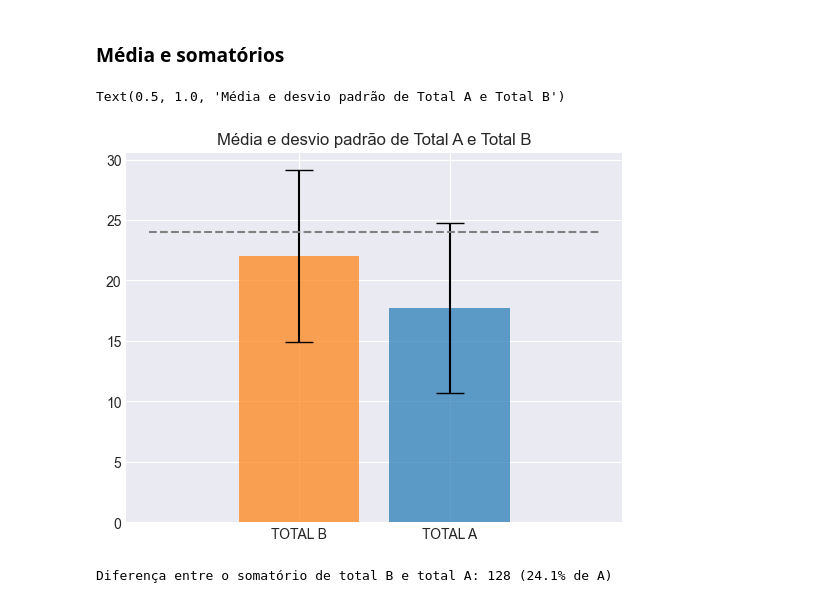
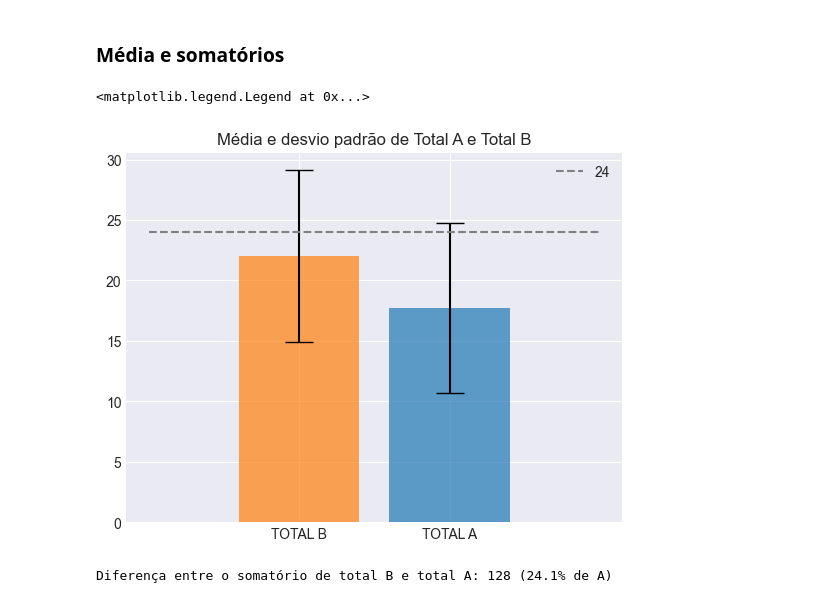
Before and after one commit to cabrau/tdah-drug-dependency, a Jupyter notebook: tdah.ipynb, the cells around one changed output. Cells and saved outputs as stored; diff of their text form; code cells hidden in the pictures.

```diff
--- a/tdah.ipynb
+++ b/tdah.ipynb
@@ -261,9 +257,0 @@ ab_std = df[['TOTAL B','TOTAL A']].std()
-# %%
-fig, ax = plt.subplots()
-x_pos = ab_mean.index
-ax.bar(x_pos, ab_mean.values, yerr=ab_std.values, align='center', alpha=0.7, color = ['C1','C0'], ecolor='black', capsize=10)
-ax.hlines(y=24, xmin=-1, xmax=2, colors='grey', linestyles='--')
-ax.set_title('Média e desvio padrão de Total A e Total B')
-# %% [output]
-Text(0.5, 1.0, 'Média e desvio padrão de Total A e Total B')
-[figure, removed]
@@ -270,3 +261,13 @@ Text(0.5, 1.0, 'Média e desvio padrão de Total A e Total B')
+# %%
+fig, ax = plt.subplots()
+x_pos = ab_mean.index
+ax.bar(x_pos, ab_mean.values, yerr=ab_std.values, align='center', alpha=0.7, color = ['C1','C0'], ecolor='black', capsize=10)
+ax.hlines(y=24, xmin=-1, xmax=2, colors='grey', linestyles='--', label = '24')
+ax.set_title('Média e desvio padrão de Total A e Total B')
+ax.legend()
+# %% [output]
+<matplotlib.legend.Legend at 0x...>
+[figure, added]
 # %%
 total_ab_points = df[['TOTAL A', 'TOTAL B']].sum().sort_values(ascending=False)
 diff_ab = total_ab_points['TOTAL B'] - total_ab_points['TOTAL A']
```
Also changed, not shown: parts of 38 cells of this notebook.
